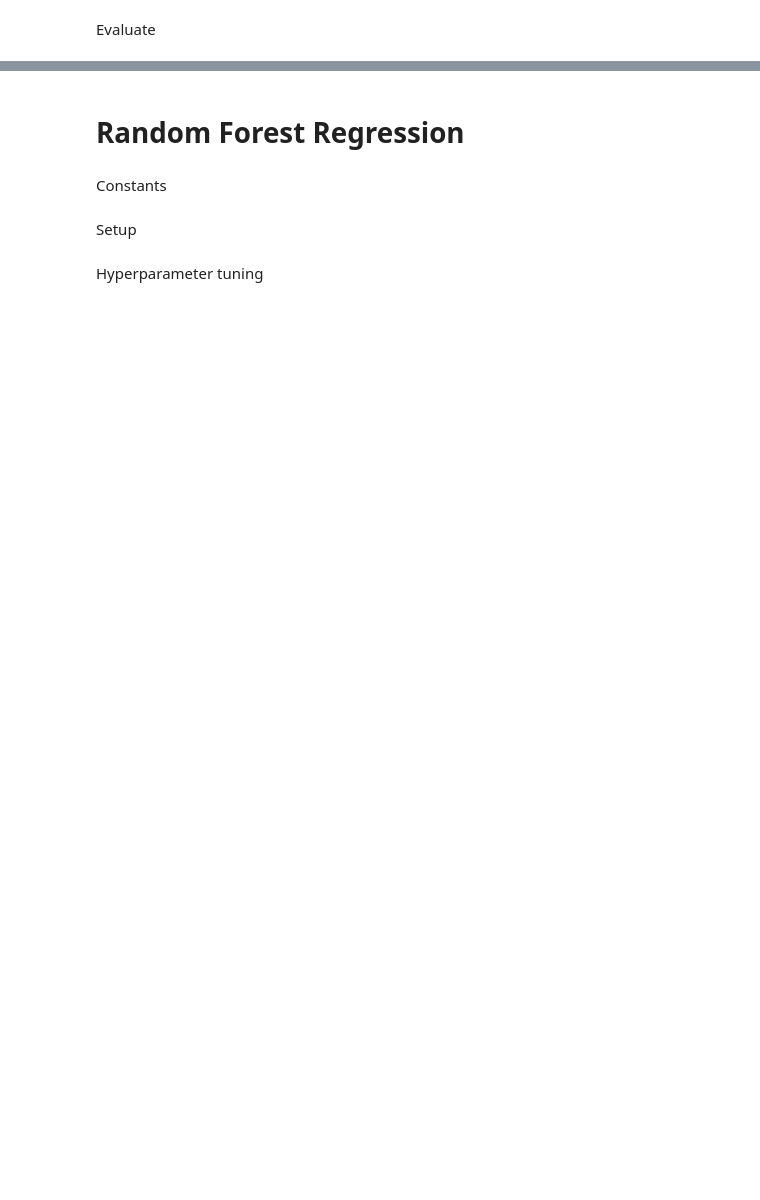
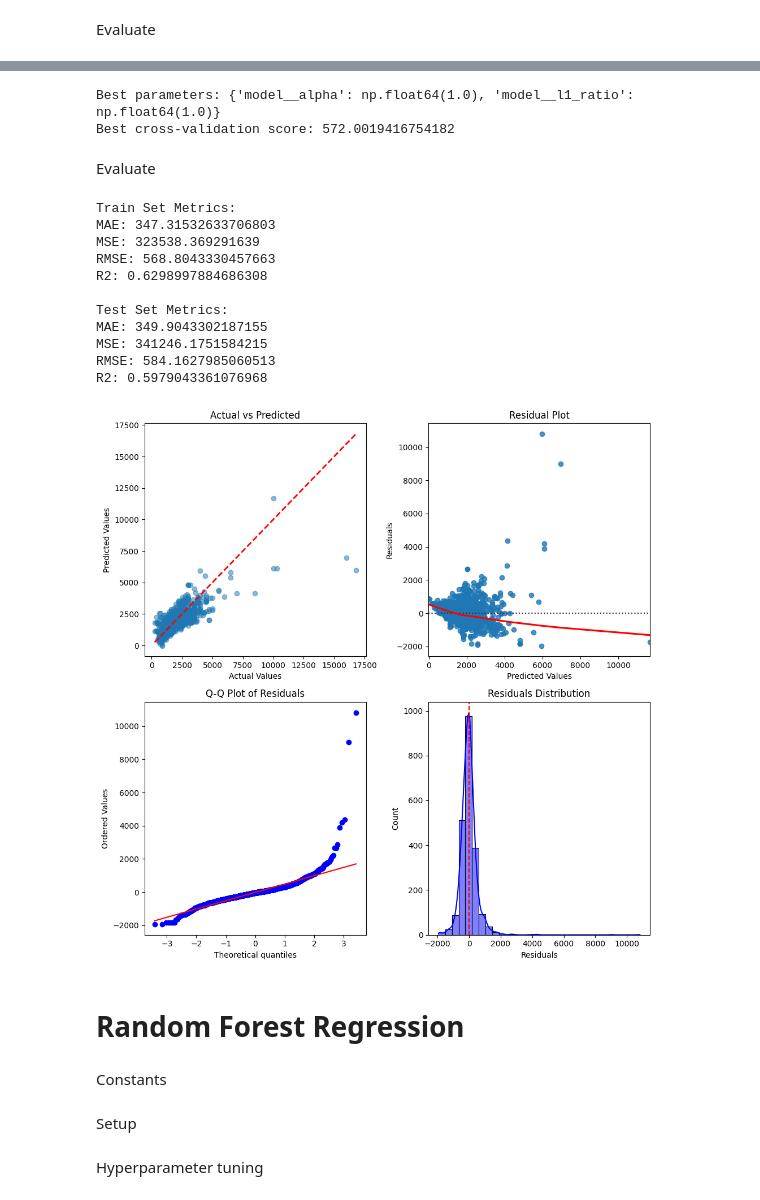
Before and after one commit to Vaneryn/6006cem-ml, a Jupyter notebook: notebooks/model_training.ipynb, the cells around one changed output, grey strips where cells are left out. Drawn from its saved outputs; the diff is of its cells as text; code cells hidden in the pictures; blank space fills up the shorter version.

```diff
--- a/notebooks/model_training.ipynb
+++ b/notebooks/model_training.ipynb
@@ -855,0 +935,3 @@ plot_graphs(y_test, best_enet_test_pred)
+# %%
+# Fit GridSearchCV
+enet_reduced_grid.fit(X_train, y_train)
@@ -856,3 +960,49 @@ plot_graphs(y_test, best_enet_test_pred)
+# %%
+# Best parameters
+print('Best parameters:', enet_reduced_grid.best_params_)
+print('Best cross-validation score:', np.sqrt(-enet_reduced_grid.best_score_))
+# %% [output]
+Best parameters: {'model__alpha': np.float64(1.0), 'model__l1_ratio': np.float64(1.0)}
+Best cross-validation score: 572.0019416754182
+# %%
+# Extract best model
+best_enet_reduced = enet_reduced_grid.best_estimator_
+# %% [markdown]
+Evaluate
+# %%
+best_enet_train_pred = best_enet_reduced.predict(X_train)
+best_enet_test_pred = best_enet_reduced.predict(X_test)
+
+# Metrics
+lr_mae, lr_mse, lr_rmse, lr_r2 = calculate_metrics(y_train, best_enet_train_pred)
+print('Train Set Metrics:')
+print(f'MAE: {lr_mae}')
+print(f'MSE: {lr_mse}')
+print(f'RMSE: {lr_rmse}')
+print(f'R2: {lr_r2}')
+
+lr_mae, lr_mse, lr_rmse, lr_r2 = calculate_metrics(y_test, best_enet_test_pred)
+print('\nTest Set Metrics:')
+print(f'MAE: {lr_mae}')
+print(f'MSE: {lr_mse}')
+print(f'RMSE: {lr_rmse}')
+print(f'R2: {lr_r2}')
+
+# Plots
+plot_graphs(y_test, best_enet_test_pred)
+# %% [output]
+Train Set Metrics:
+MAE: 347.31532633706803
+MSE: 323538.369291639
+RMSE: 568.8043330457663
+R2: 0.6298997884686308
+
+Test Set Metrics:
+MAE: 349.9043302187155
+MSE: 341246.1751584215
+RMSE: 584.1627985060513
+R2: 0.5979043361076968
+[figure, added]
 # %% [markdown]
 # Random Forest Regression
 # %% [markdown]
```
Also changed, not shown: parts of 14 cells of this notebook.
